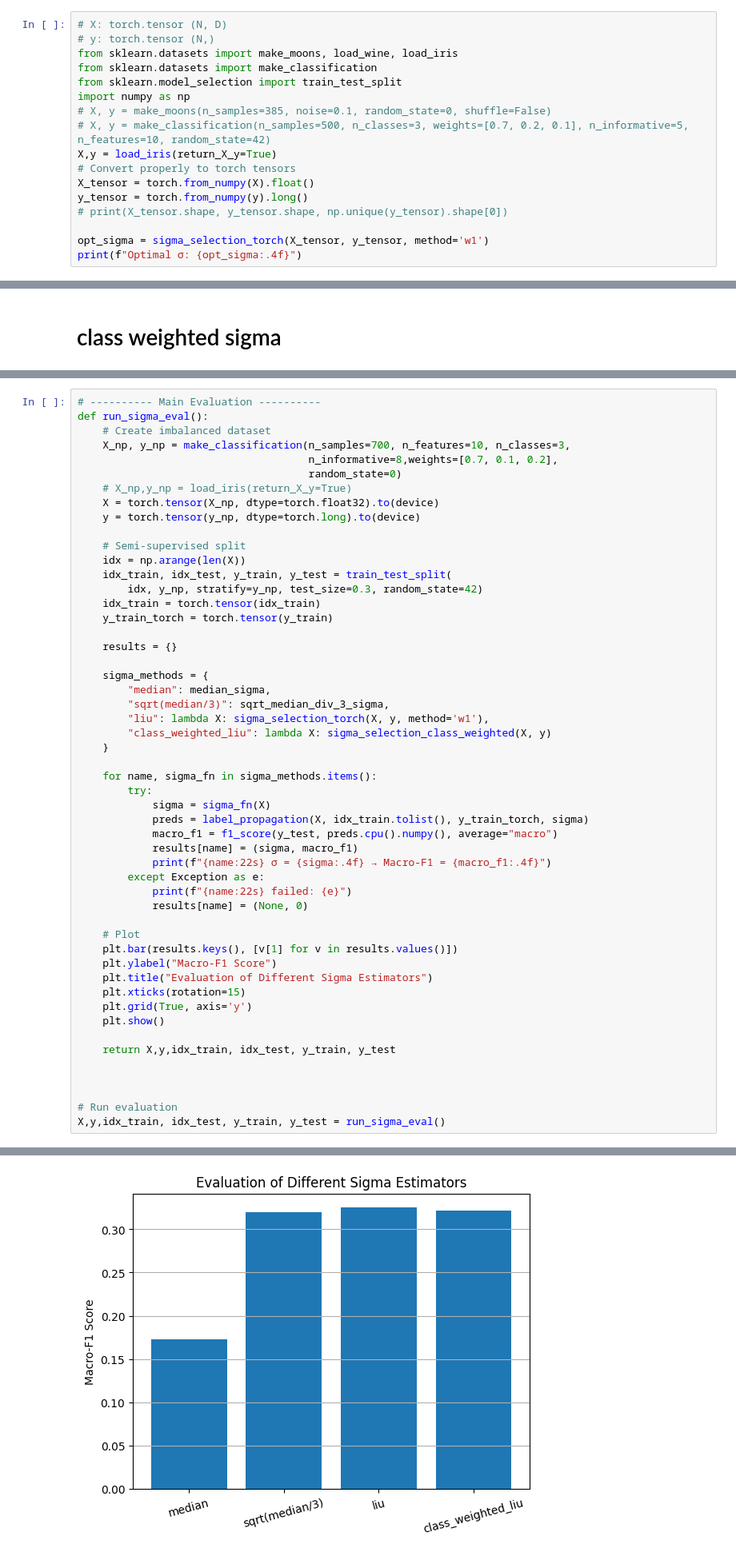
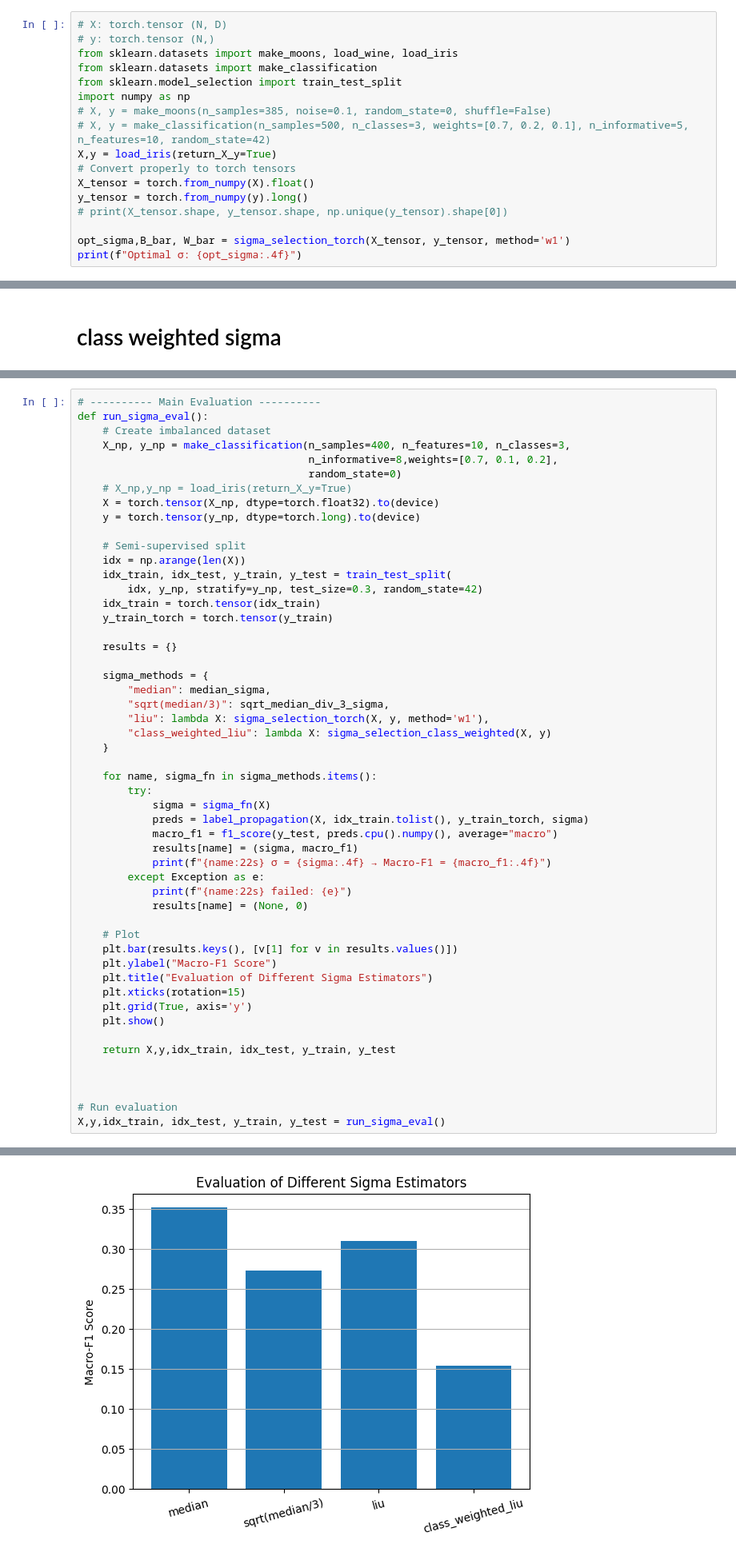
Before and after one commit to saditya13/graph_loss_emb_experiments, a Jupyter notebook: sigma_liu et al.ipynb, the cells around one changed output, grey strips where cells are left out. Shown at 80% size. Drawn from its saved outputs; the diff is of its cells as text.

```diff
--- a/sigma_liu et al.ipynb
+++ b/sigma_liu et al.ipynb
@@ -90,7 +84,7 @@ X_tensor = torch.from_numpy(X).float()
 y_tensor = torch.from_numpy(y).long()
 # print(X_tensor.shape, y_tensor.shape, np.unique(y_tensor).shape[0])
 
-opt_sigma = sigma_selection_torch(X_tensor, y_tensor, method='w1')
+opt_sigma,B_bar, W_bar = sigma_selection_torch(X_tensor, y_tensor, method='w1')
 print(f"Optimal σ: {opt_sigma:.4f}")
 # %% [output]
 Optimal σ: 1.6456
@@ -182,7 +176,7 @@ def sigma_selection_class_weighted(X, y, use_weights=True):
 # ---------- Main Evaluation ----------
 def run_sigma_eval():
     # Create imbalanced dataset
-    X_np, y_np = make_classification(n_samples=700, n_features=10, n_classes=3,
+    X_np, y_np = make_classification(n_samples=400, n_features=10, n_classes=3,
                                      n_informative=8,weights=[0.7, 0.1, 0.2],
                                      random_state=0)
     # X_np,y_np = load_iris(return_X_y=True)
@@ -238,4 +232,4 @@ class_weighted_liu     σ = 6.6499 → Macro-F1 = 0.3212
-[figure, old version]
+[figure, new version]
 # %% [markdown]
 # optimal sigma
 # %%
```
Also changed, not shown: parts of 3 cells of this notebook.
